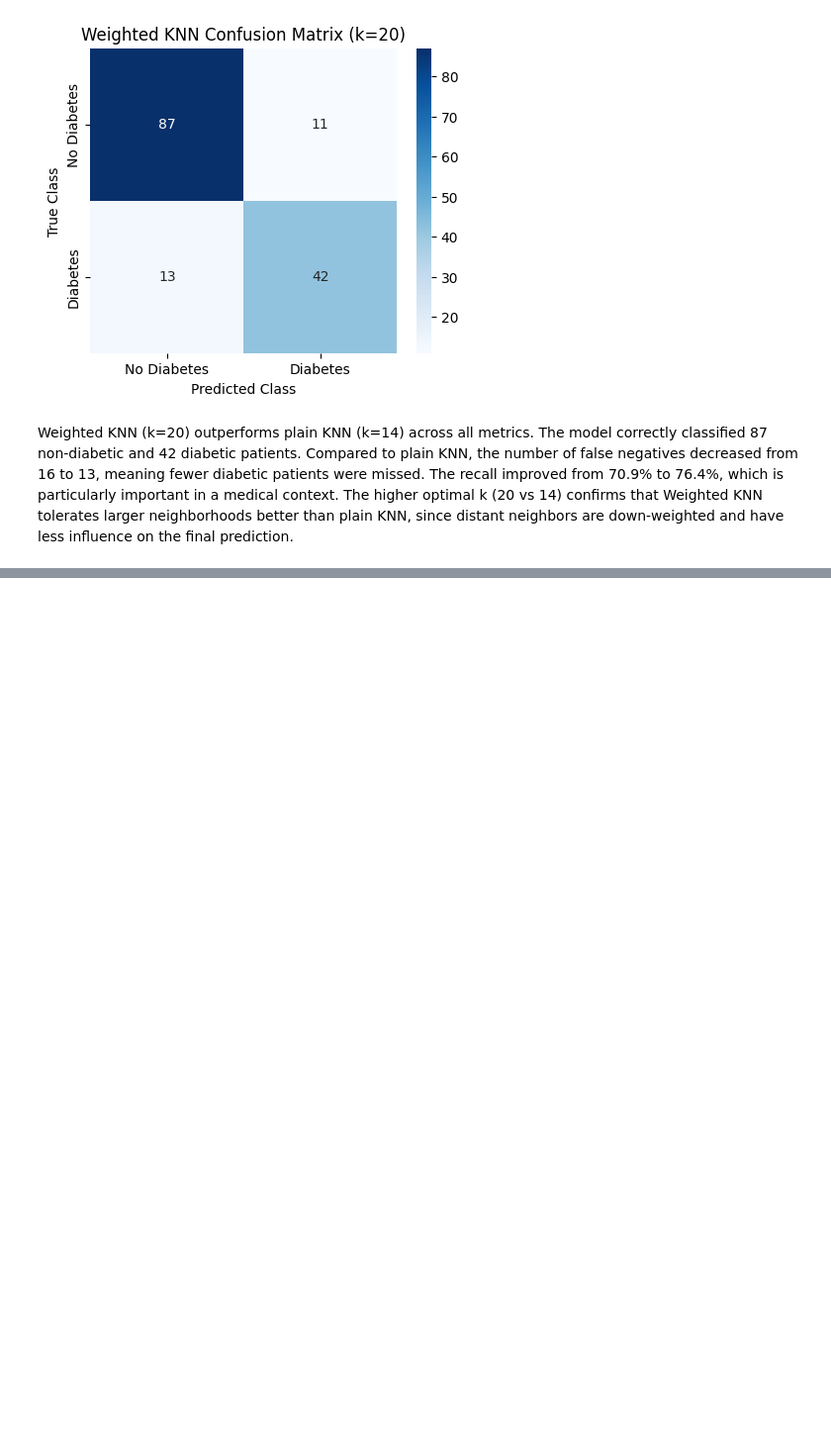
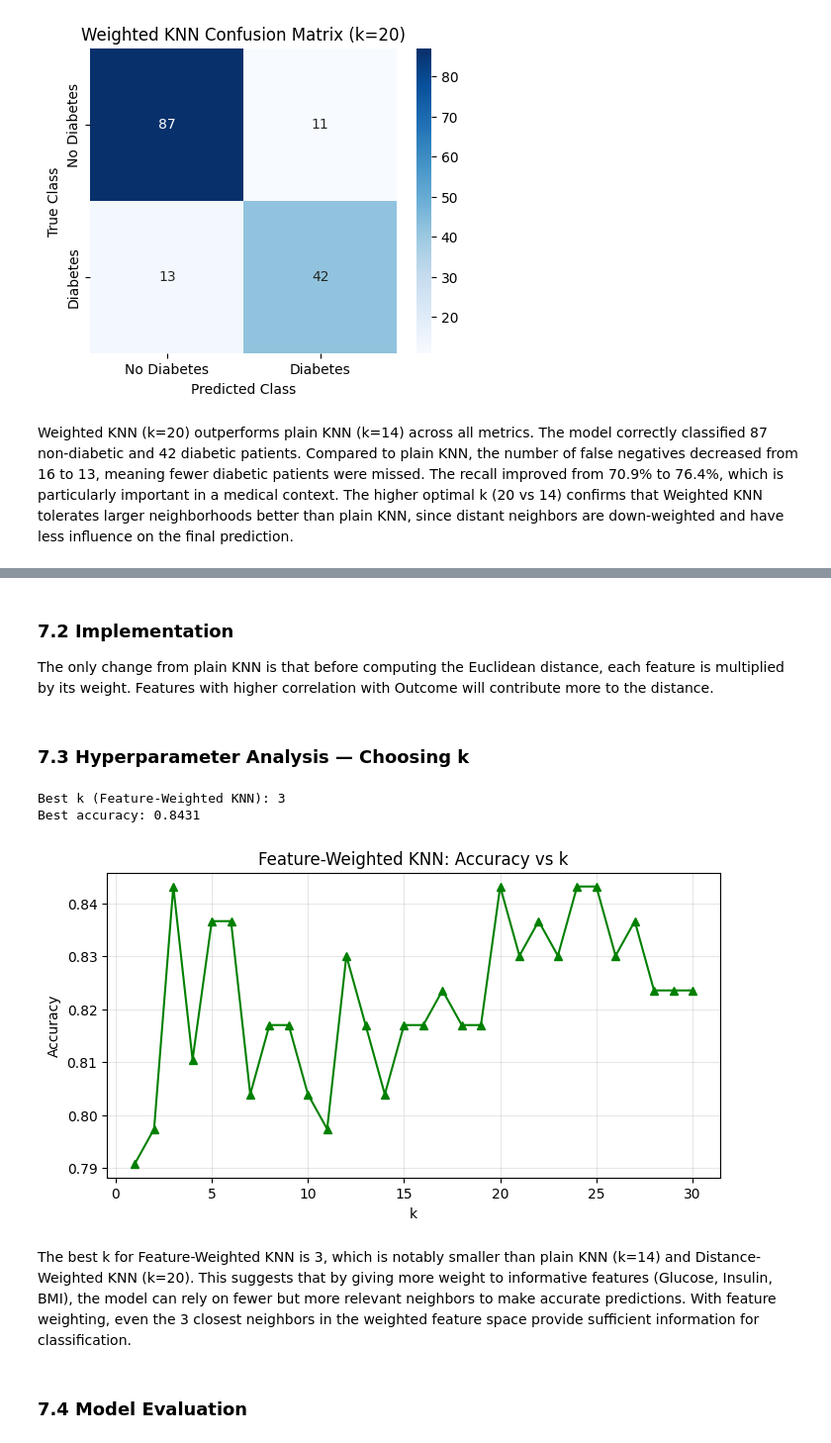
Before and after one commit to maksimovicd501-wq/Dijabetes, a Jupyter notebook: Diabetes.ipynb, the cells around one changed output, grey strips where cells are left out. Shown at 99% size. Cells and saved outputs as stored; diff of their text form; code cells hidden in the pictures; blank space fills up the shorter version.

Commit message:
Feature-Weighted KNN

```diff
--- a/Diabetes.ipynb
+++ b/Diabetes.ipynb
@@ -1290,0 +1331,60 @@ are down-weighted and have less influence on the final prediction.
+# %% [markdown]
+### 7.2 Implementation
+
+The only change from plain KNN is that before computing the Euclidean distance, each feature is multiplied by its weight. Features with higher correlation with Outcome will contribute more to the distance.
+# %%
+def feature_weighted_knn_predict_point(X_train, y_train, x_query, k=5, weights=None):
+    if weights is None:
+        weights = np.ones(X_train.shape[1])
+
+    # Apply feature weights before computing distance
+    distances = np.array([
+        np.sqrt(np.sum(weights * (x - x_query) ** 2))
+        for x in X_train
+    ])
+
+    # Find k nearest neighbors and take majority vote
+    nn_idx = np.argsort(distances)[:k]
+    nn_labels = y_train[nn_idx]
+    counts = np.bincount(nn_labels)
+    return np.argmax(counts)
+
+
+def feature_weighted_knn_predict(X_train, y_train, X_test, k=5, weights=None):
+    return np.array([feature_weighted_knn_predict_point(X_train, y_train, x, k=k, weights=weights)for x in X_test])
+# %% [markdown]
+### 7.3 Hyperparameter Analysis — Choosing k
+# %%
+k_values = list(range(1, 31))
+accuracies_fwknn = []
+
+for k in k_values:
+    y_pred = feature_weighted_knn_predict(
+        X_train_scaled, y_train, X_test_scaled, k=k, weights=feature_weights
+    )
+    accuracies_fwknn.append(np.mean(y_pred == y_test))
+
+best_k_fw = k_values[np.argmax(accuracies_fwknn)]
+print(f'Best k (Feature-Weighted KNN): {best_k_fw}')
+print(f'Best accuracy: {max(accuracies_fwknn):.4f}')
+
+plt.figure(figsize=(8, 4))
+plt.plot(k_values, accuracies_fwknn, marker='^', color='green')
+plt.xlabel('k')
+plt.ylabel('Accuracy')
+plt.title('Feature-Weighted KNN: Accuracy vs k')
+plt.grid(True, alpha=0.3)
+plt.show()
+# %% [output]
+Best k (Feature-Weighted KNN): 3
+Best accuracy: 0.8431
+[figure, added]
+# %% [markdown]
+The best k for Feature-Weighted KNN is 3, which is notably smaller
+than plain KNN (k=14) and Distance-Weighted KNN (k=20). This suggests
+that by giving more weight to informative features (Glucose, Insulin, BMI),
+the model can rely on fewer but more relevant neighbors to make accurate
+predictions. With feature weighting, even the 3 closest neighbors in the
+weighted feature space provide sufficient information for classification.
+# %% [markdown]
+### 7.4 Model Evaluation
```
Also changed, not shown: parts of 7 cells of this notebook.
